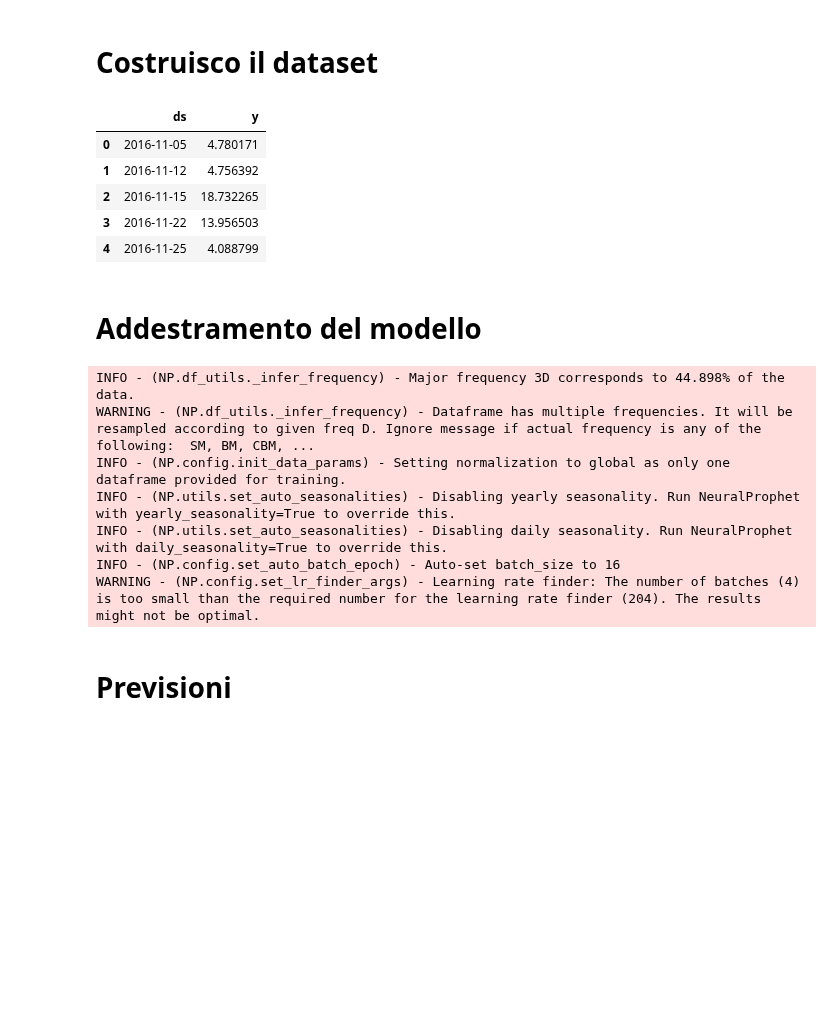
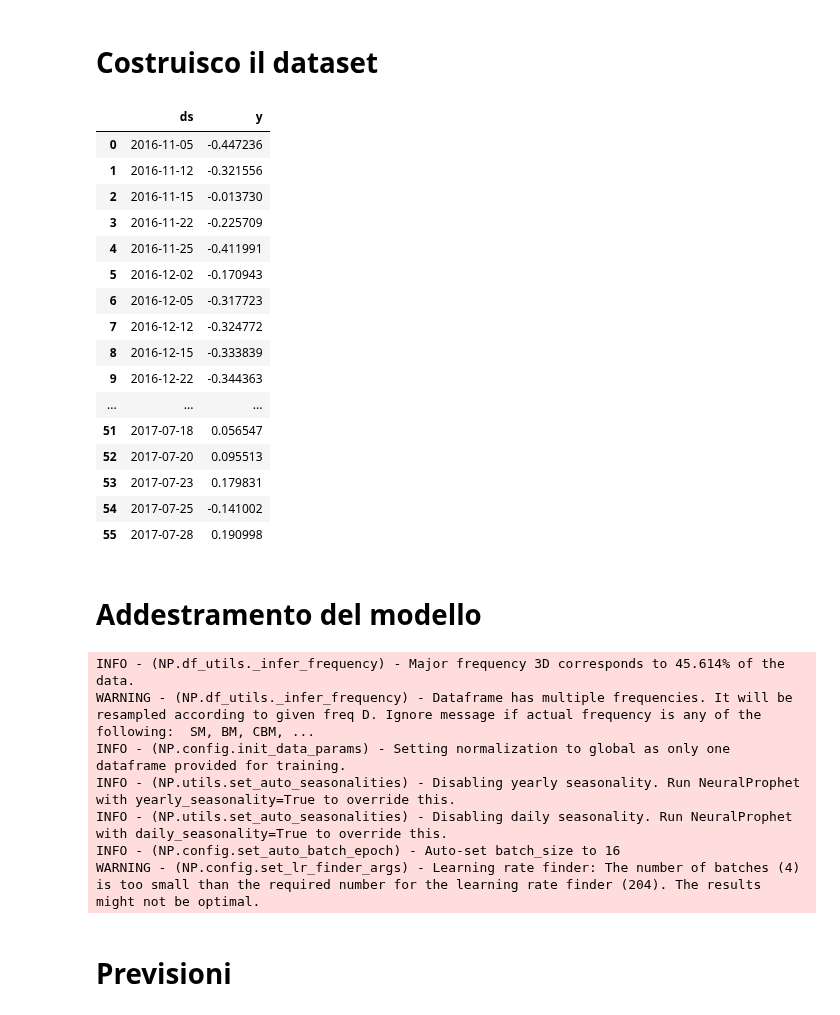
Before and after one commit to Simone-Scalella/AgriVision2022, a Jupyter notebook: simoGeo.ipynb, the cells around one changed output. Cells and saved outputs as stored; diff of their text form; code cells hidden in the pictures; blank space fills up the shorter version.

```diff
--- a/simoGeo.ipynb
+++ b/simoGeo.ipynb
@@ -152,13 +152,13 @@ for img in img_list:
     ShapedScl6.append(outScl6)
 
 
-ShapedImage3 = np.array(ShapedImage3)
+ShapedImage3 = np.array(ShapedImage3).astype("int32")
 ShapedScl3 = np.array(ShapedScl3)
 
-ShapedImage4 = np.array(ShapedImage4)
+ShapedImage4 = np.array(ShapedImage4).astype("int32")
 ShapedScl4 = np.array(ShapedScl4)
 
-ShapedImage6 = np.array(ShapedImage6)
+ShapedImage6 = np.array(ShapedImage6).astype("int32")
 ShapedScl6 = np.array(ShapedScl6)
 # %% [markdown]
 # Filter out the bad pixels using the mask
@@ -172,9 +172,9 @@ for i in range(0,totalDays):
     Mask4 = (ShapedScl4[i,:,:] == 4) | (ShapedScl4[i,:,:] == 5) | (ShapedScl4[i,:,:] == 6)
     Mask6 = (ShapedScl6[i,:,:] == 4) | (ShapedScl6[i,:,:] == 5) | (ShapedScl6[i,:,:] == 6)
     for j in range(0,totalBands):
-        ShapedImage3[i,j,:,:] = np.ma.masked_array(ShapedImage3[i,j,:,:],Mask3,fill_value=-1)
-        ShapedImage4[i,j,:,:] = np.ma.masked_array(ShapedImage4[i,j,:,:],Mask4,fill_value=-1)
-        ShapedImage6[i,j,:,:] = np.ma.masked_array(ShapedImage6[i,j,:,:],Mask6,fill_value=-1)
+        ShapedImage3[i,j,:,:] = np.ma.masked_array(ShapedImage3[i,j,:,:],Mask3,fill_value=0)
+        ShapedImage4[i,j,:,:] = np.ma.masked_array(ShapedImage4[i,j,:,:],Mask4,fill_value=0)
+        ShapedImage6[i,j,:,:] = np.ma.masked_array(ShapedImage6[i,j,:,:],Mask6,fill_value=0)
 # %% [output]
 (57, 12, 56, 72)
 (57, 56, 72)
@@ -275,21 +275,18 @@ for i in range(1):
 # %%
-dateFilter = np.array(date)
-
 fig, axs = plt.subplots(nrows=2, ncols=1, figsize=(8, 8))
 fig.suptitle('test più stampe')
 plt.sca(axs[0])
 plt.xticks(rotation=25) # Questo mi serve solo per ruotare le label del tempo
-filter = NDVI[:,30,30]>=1
-print(filter)
-dateFilter = dateFilter[filter]
+#filter = NDVI[:,30,30]>=1
+#print(filter)
 NDVIfilter = NDVI[:,30,30]
-NDVIfilter = NDVIfilter[filter]
+#NDVIfilter = NDVIfilter[filter]
 #np.ma.masked_array(NDVI[:,30,30],filter)
 print(NDVIfilter)
 print(date)
-axs[0].plot(dateFilter,NDVIfilter,color="green")
+axs[0].plot(date,NDVIfilter,color="green")
 
-axs[1].plot(dateFilter,smoother.smooth_data[0],color="salmon")
+axs[1].plot(date,smoother.smooth_data[0],color="salmon")
 plt.sca(axs[1])
 plt.xticks(rotation=25)
 plt.show()
@@ -320,16 +313,27 @@ import pickle
 # %% [markdown]
 # Costruisco il dataset
 # %%
-d = {'ds': dateFilter, 'y': NDVIfilter}
+d = {'ds': date, 'y': NDVIfilter}
 data = pd.DataFrame(data=d)
-data.head()
+data.head(56)
 # %% [output]
 |  | ds | y |
-| 0 | 2016-11-05 | 4.780171 |
-| 1 | 2016-11-12 | 4.756392 |
-| 2 | 2016-11-15 | 18.732265 |
-| 3 | 2016-11-22 | 13.956503 |
-| 4 | 2016-11-25 | 4.088799 |
+| 0 | 2016-11-05 | -0.447236 |
+| 1 | 2016-11-12 | -0.321556 |
+| 2 | 2016-11-15 | -0.013730 |
+| 3 | 2016-11-22 | -0.225709 |
+| 4 | 2016-11-25 | -0.411991 |
+| 5 | 2016-12-02 | -0.170943 |
+| 6 | 2016-12-05 | -0.317723 |
+| 7 | 2016-12-12 | -0.324772 |
+| 8 | 2016-12-15 | -0.333839 |
+| 9 | 2016-12-22 | -0.344363 |
+| ... | ... | ... |
+| 51 | 2017-07-18 | 0.056547 |
+| 52 | 2017-07-20 | 0.095513 |
+| 53 | 2017-07-23 | 0.179831 |
+| 54 | 2017-07-25 | -0.141002 |
+| 55 | 2017-07-28 | 0.190998 |
 # %% [markdown]
 # Addestramento del modello
 # %%
@@ -337,7 +341,7 @@ m = NeuralProphet()
 # %%
 model = m.fit(data, freq='D', epochs=500)
 # %% [output]
-INFO - (NP.df_utils._infer_frequency) - Major frequency 3D corresponds to 44.898% of the data.
+INFO - (NP.df_utils._infer_frequency) - Major frequency 3D corresponds to 45.614% of the data.
 WARNING - (NP.df_utils._infer_frequency) - Dataframe has multiple frequencies. It will be resampled according to given freq D. Ignore message if actual frequency is any of the following:  SM, BM, CBM, ...
 INFO - (NP.config.init_data_params) - Setting normalization to global as only one dataframe provided for training.
 INFO - (NP.utils.set_auto_seasonalities) - Disabling yearly seasonality. Run NeuralProphet with yearly_seasonality=True to override this.
```
Also changed, not shown: parts of 5 cells of this notebook, 2 other files.
